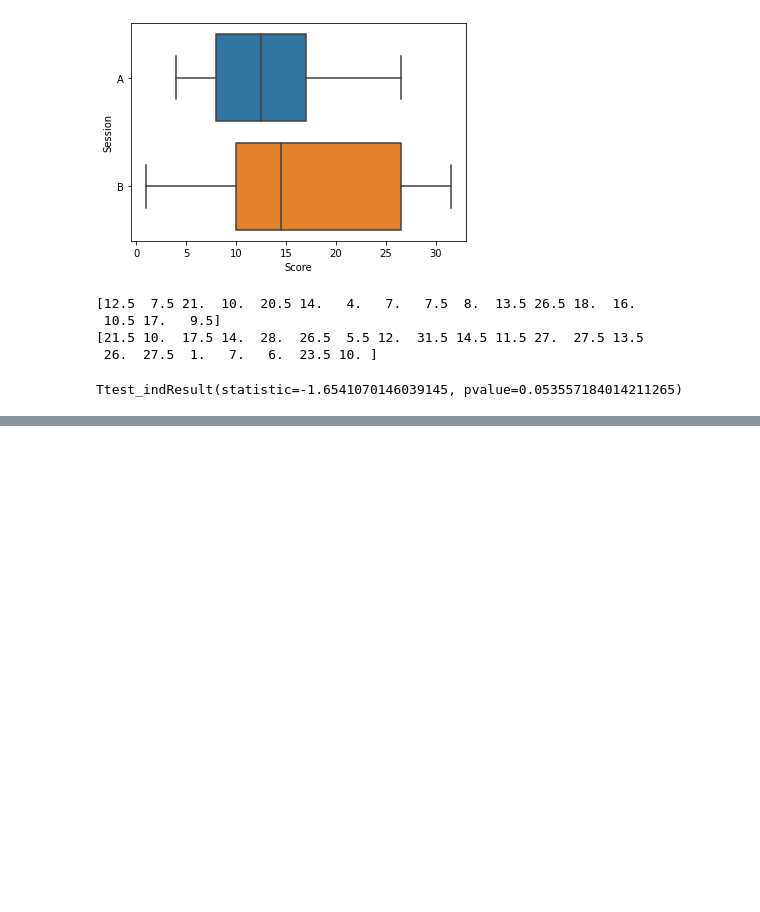
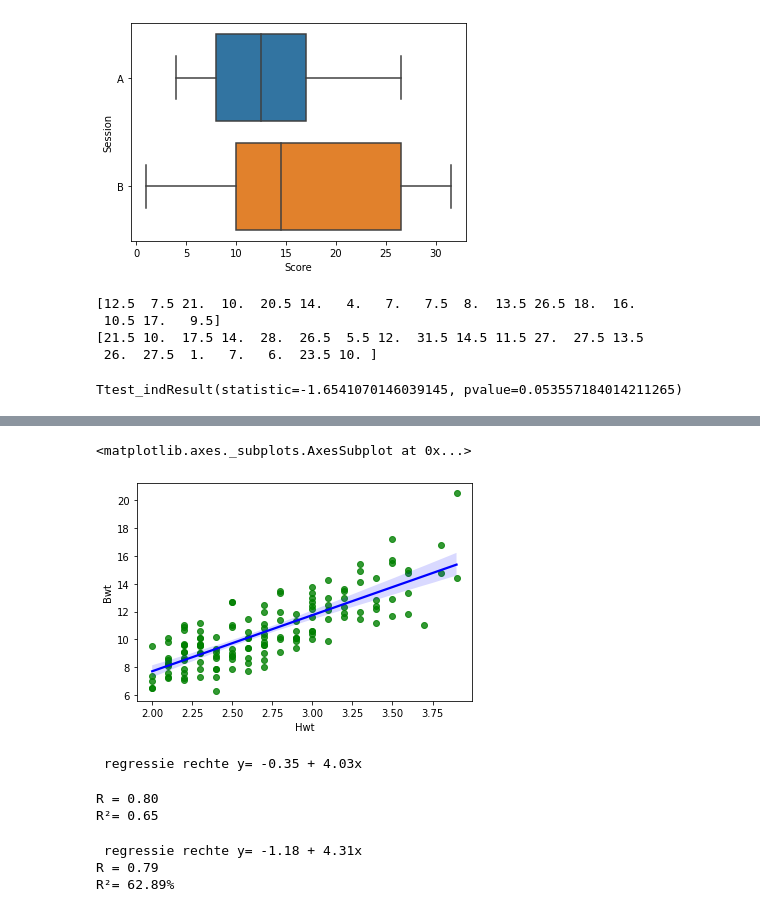
Before and after one commit to arnauddormaels/Data-Science-and-AI, a Jupyter notebook: Solution Labs/Cheat-sheet.ipynb, the cells around one changed output, grey strips where cells are left out. Saved outputs shown, nothing was run; the diff lists cells and outputs as text; code cells hidden in the pictures; blank space fills up the shorter version.

```diff
--- a/Solution Labs/Cheat-sheet.ipynb
+++ b/Solution Labs/Cheat-sheet.ipynb
@@ -1320,0 +1414,37 @@ Ttest_indResult(statistic=-1.6541070146039145, pvalue=0.053557184014211265)
+# %%
+sns.regplot(x=cats.Hwt,y=cats.Bwt,line_kws={'color':'b'}, scatter_kws = {'color':'g'})
+# %% [output]
+<matplotlib.axes._subplots.AxesSubplot at 0x...>
+[figure, added]
+# %%
+x= cats.Hwt.values.reshape(-1,1)
+y= cats.Bwt.values.reshape(-1,1)
+
+weight_model=LinearRegression().fit(x,y)
+
+print(" regressie rechte y= %.2f + %.2fx" % (weight_model.intercept_,weight_model.coef_))
+# %% [output]
+ regressie rechte y= -0.35 + 4.03x
+# %%
+corr= np.corrcoef(cats.Hwt,cats.Bwt)[0,1]
+print('R = %.2f' %corr)
+print('R²= %.2f' % corr**2)
+# %% [output]
+R = 0.80
+R²= 0.65
+# %%
+#mannetjes katten
+x= cats[cats.Sex=='M'].Hwt.values.reshape(-1,1)
+y= cats[cats.Sex=='M'].Bwt.values.reshape(-1,1)
+
+weight_model=LinearRegression().fit(x,y)
+
+print(" regressie rechte y= %.2f + %.2fx" % (weight_model.intercept_,weight_model.coef_))
+
+corr= np.corrcoef(cats[cats.Sex=='M'].Hwt,cats[cats.Sex=='M'].Bwt)[0,1]
+print('R = %.2f' %corr)
+print('R²= %.2f%%' % (corr**2*100))
+# %% [output]
+ regressie rechte y= -1.18 + 4.31x
+R = 0.79
+R²= 62.89%
```
Also changed, not shown: parts of 26 cells of this notebook.
